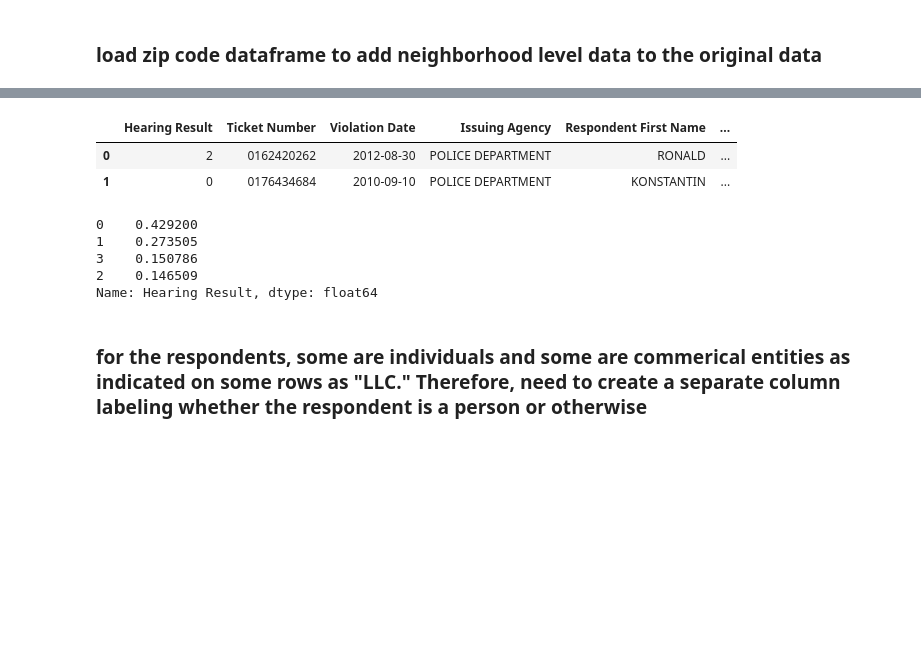
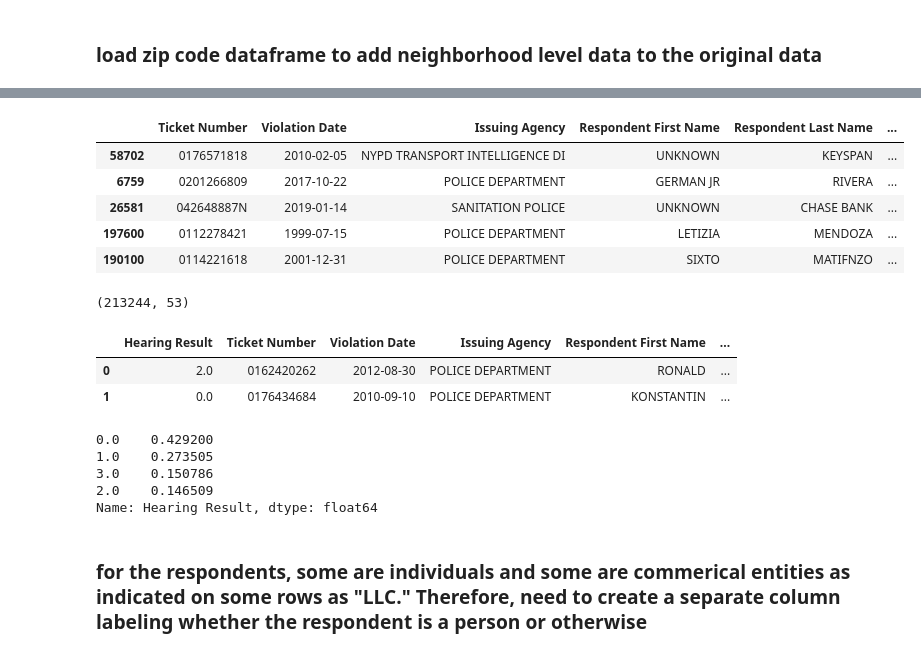
Before and after one commit to allisongao4015/oath_cases, a Jupyter notebook: 2ndNotebook.ipynb, the cells around one changed output, grey strips where cells are left out. Saved outputs shown, nothing was run; the diff lists cells and outputs as text; code cells hidden in the pictures; blank space fills up the shorter version.

```diff
--- a/2ndNotebook.ipynb
+++ b/2ndNotebook.ipynb
@@ -71,0 +424,2 @@ zip_code.loc[zip_code["JURISDICTION NAME"] == 12783]
+# %%
+zcta_df = zcta_df.rename(columns={"Geographic Area Name": 'Respondent Address (Zip Code)'})
@@ -72,2 +436,2 @@ zip_code.loc[zip_code["JURISDICTION NAME"] == 12783]
 # %%
-merged_df = pd.merge(df, zip_code, left_on = "Respondent Address (Zip Code)", right_on = "JURISDICTION NAME", how="inner")
+merged_train_df = pd.merge(df, zcta_df, how="outer", on=["Respondent Address (Zip Code)"])
@@ -83,20 +438,32 @@ merged_df.iloc[277360:]
+# %%
+merged_train_df.sample(5)
+# %% [output]
+|  | Ticket Number | Violation Date | Issuing Agency | Respondent First Name | Respondent Last Name | ... |
+| 58702 | 0176571818 | 2010-02-05 | NYPD TRANSPORT INTELLIGENCE DI | UNKNOWN | KEYSPAN | ... |
+| 6759 | 0201266809 | 2017-10-22 | POLICE DEPARTMENT | GERMAN JR | RIVERA | ... |
+| 26581 | 042648887N | 2019-01-14 | SANITATION POLICE | UNKNOWN | CHASE BANK | ... |
+| 197600 | 0112278421 | 1999-07-15 | POLICE DEPARTMENT | LETIZIA | MENDOZA | ... |
+| 190100 | 0114221618 | 2001-12-31 | POLICE DEPARTMENT | SIXTO | MATIFNZO | ... |
+# %%
+merged_train_df.shape
+# %% [output]
+(213244, 53)
 # %%
 #moved the target column to the first for easier visual
-
-first_column = merged_df.pop('Hearing Result')
-merged_df.insert(0, 'Hearing Result', first_column)
-merged_df.head(2)
+first_column = merged_train_df.pop('Hearing Result')
+merged_train_df.insert(0, 'Hearing Result', first_column)
+merged_train_df.head(2)
 # %% [output]
 |  | Hearing Result | Ticket Number | Violation Date | Issuing Agency | Respondent First Name | ... |
-| 0 | 2 | 0162420262 | 2012-08-30 | POLICE DEPARTMENT | RONALD | ... |
-| 1 | 0 | 0176434684 | 2010-09-10 | POLICE DEPARTMENT | KONSTANTIN | ... |
+| 0 | 2.0 | 0162420262 | 2012-08-30 | POLICE DEPARTMENT | RONALD | ... |
+| 1 | 0.0 | 0176434684 | 2010-09-10 | POLICE DEPARTMENT | KONSTANTIN | ... |
 # %%
-df["Hearing Result"].value_counts(normalize=True)
+merged_train_df["Hearing Result"].value_counts(normalize=True)
 # %% [output]
-0    0.429200
-1    0.273505
-3    0.150786
-2    0.146509
+0.0    0.429200
+1.0    0.273505
+3.0    0.150786
+2.0    0.146509
 Name: Hearing Result, dtype: float64
 # %% [markdown]
 ### for the respondents, some are individuals and some are commerical entities as indicated on some rows as "LLC." Therefore, need to create a separate column labeling whether the respondent is a person or otherwise
```
Also changed, not shown: parts of 62 cells of this notebook.
